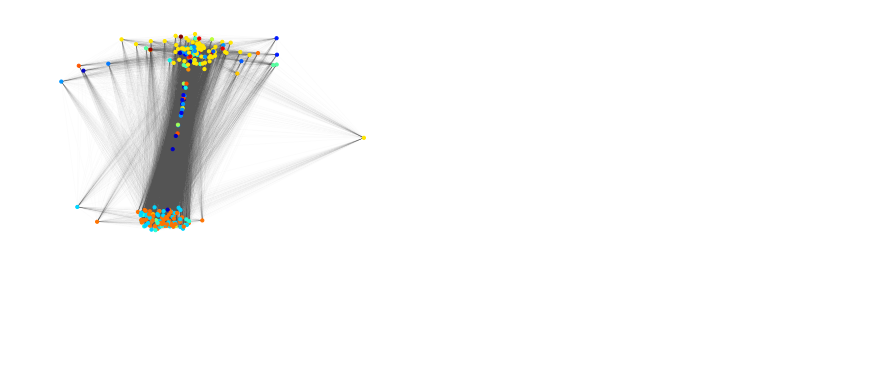
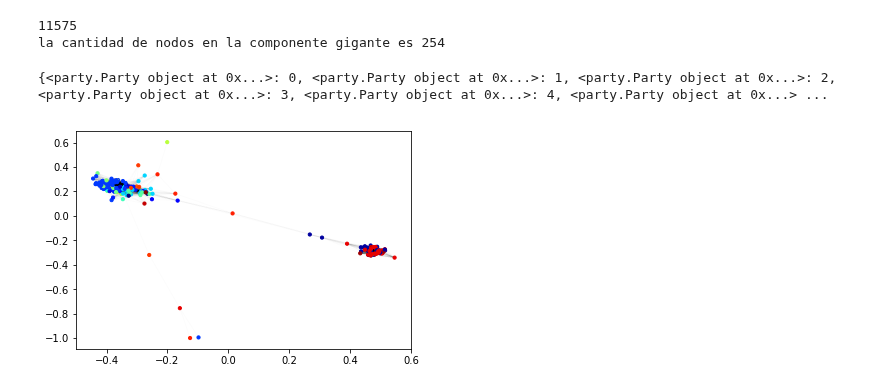
Before and after one commit to LunaKadysz/Redes, a Jupyter notebook: TP_Final/TheCongress/test_graph.ipynb, the cells around one changed output. Cells and saved outputs as stored; diff of their text form; code cells hidden in the pictures; blank space fills up the shorter version.

Commit message:
disparity filter nuevo

```diff
--- a/TP_Final/TheCongress/test_graph.ipynb
+++ b/TP_Final/TheCongress/test_graph.ipynb
@@ -28,0 +15,11 @@ pos = nx.spring_layout(grafo)
+# %%
+year = 2018
+procesador = ProcesadorDeVotaciones(year,year+1, 'data')
+congress = procesador.procesar()
+maker = HeavyGraphMaker(congress)
+red = maker.create_year_network(year)
+red_nx = red.graph
+nodos = red_nx.edges()
+print(len(nodos))
+
+#red_igraph = ig.Graph.TupleList(red.edges(), directed=False)
@@ -28,0 +44,7 @@ pos = nx.spring_layout(grafo)
+# %%
+disp_filt = DisparityFilter2(red_nx)
+grafo_cortado = disp_filt.disparity_filter_alpha_cut(alpha_t=0.3)
+# %%
+pos = nx.spring_layout(grafo_cortado)
+nx.draw_networkx_nodes(grafo_cortado, pos, node_color='red',  with_labels=False, node_size=10, cmap=plt.cm.jet)
+nx.draw_networkx_edges(grafo_cortado, pos, alpha=0.05,edge_color = 'salmon')
@@ -29,20 +54,22 @@ pos = nx.spring_layout(grafo)
+# %%
+red = grafo_cortado
+print(len(red.edges()))
+print(f'la cantidad de nodos en la componente gigante es {len(list(nx.connected_component_subgraphs(red))[0])}')
+# %% [output]
+11575
+la cantidad de nodos en la componente gigante es 254
 # %%
-# create number for each group to allow use of colormap
-from itertools import count
-# get unique groups
-grupos = set(nx.get_node_attributes(grafo,'party').values())
-groups = set([gr.text for gr in list(grupos) ])
-mapping = dict(zip((groups),count()))
-nodes = grafo.nodes()
-colors = [mapping[grafo.nodes[n]['party'].text] for n in nodes]
+red = grafo_cortado
+nodes = list(red.nodes())
+grupos = [list(n.parties[2018])[0] for i,n in enumerate(nodes)]
+    #groups = set([gr.text for gr in list(grupos])
+mapping = dict(zip((set(grupos)),count()))
+print(mapping)
+colors = [mapping[grupos[i]] for i,n in enumerate(nodes)]
 
-# drawing nodes and edges separately so we can capture collection for colobar
-pos = nx.spring_layout(grafo)
-ec = nx.draw_networkx_edges(grafo, pos, alpha=0.01)
-nc = nx.draw_networkx_nodes(grafo, pos, nodelist=nodes, node_color=colors,
-                            with_labels=False, node_size=10, cmap=plt.cm.jet)
-
-plt.axis('off')
-plt.show()
+    # drawing nodes and edges separately so we can capture collection for colobar
+ec = nx.draw_networkx_edges(red, pos,alpha=0.01)
+nc = nx.draw_networkx_nodes(red, pos, nodelist=nodes, node_color=colors, with_labels=False, node_size=10, cmap=plt.cm.jet)
 # %% [output]
+{<party.Party object at 0x...>: 0, <party.Party object at 0x...>: 1, <party.Party object at 0x...>: 2, <party.Party object at 0x...>: 3, <party.Party object at 0x...>: 4, <party.Party object at 0x...> ...
-[figure, old version]
+[figure, new version]
```
Also changed, not shown: parts of 9 cells of this notebook, 2 other files.
